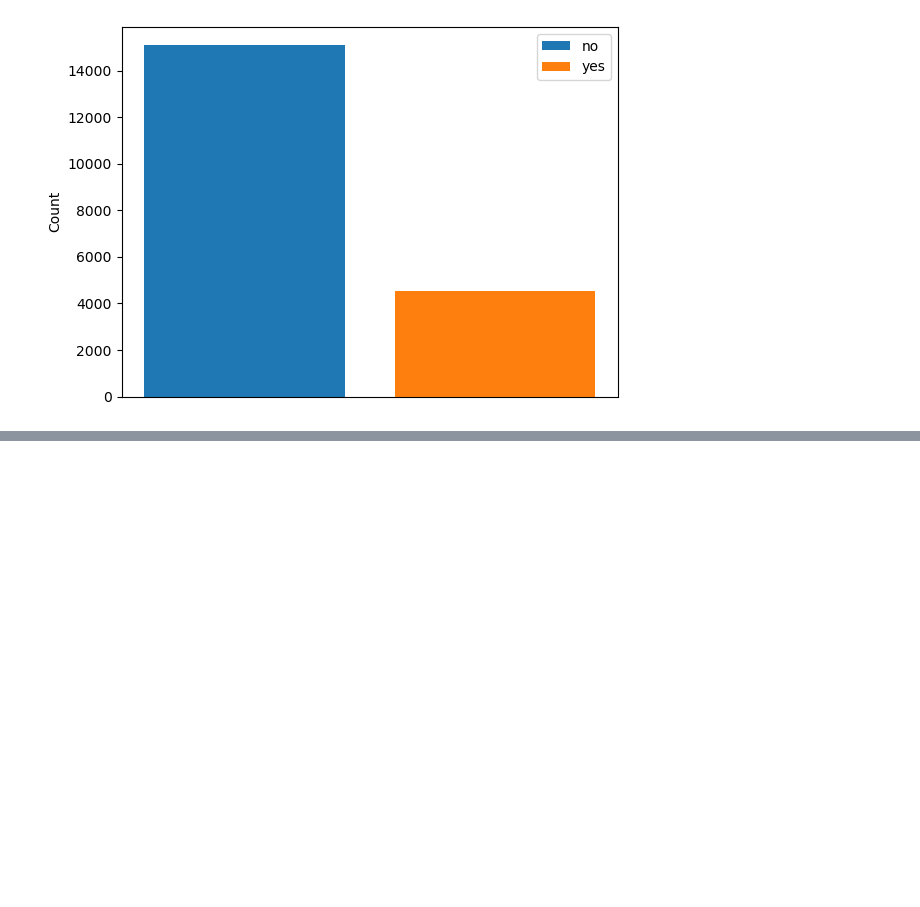
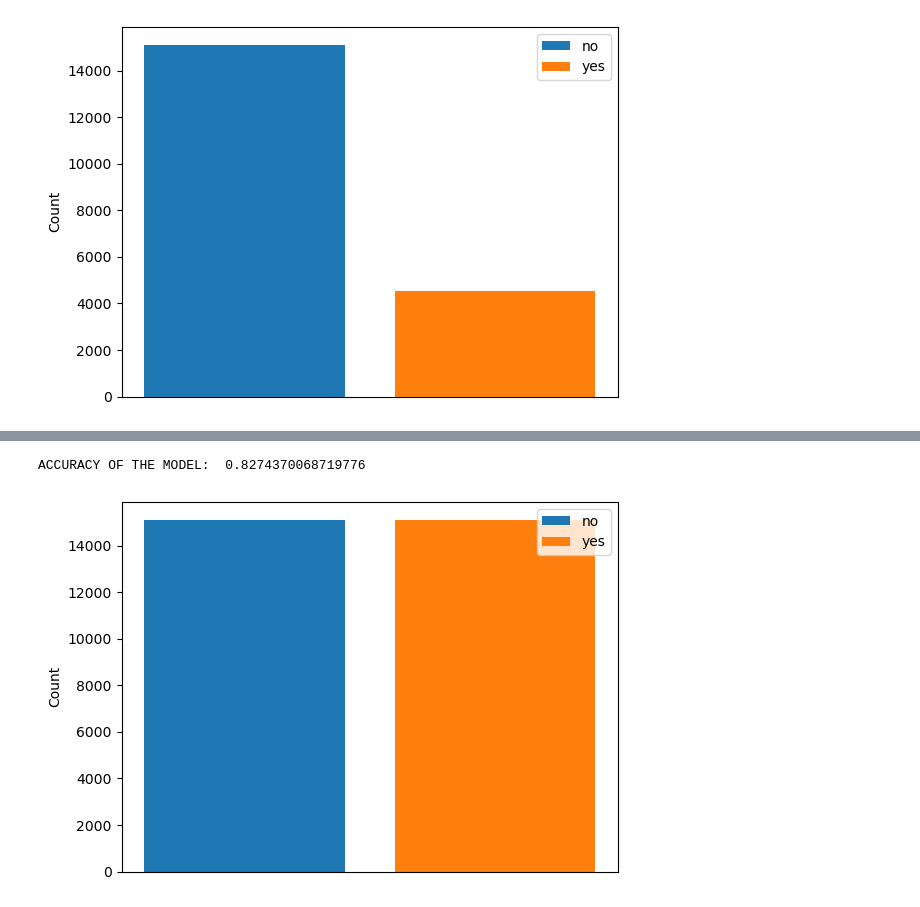
Before and after one commit to imdhirajkr/001_Data_Science, a Jupyter notebook: h1n1_vaccine_prediction.ipynb, the cells around one changed output, grey strips where cells are left out. Saved outputs shown, nothing was run; the diff lists cells and outputs as text; code cells hidden in the pictures; blank space fills up the shorter version.

```diff
--- a/h1n1_vaccine_prediction.ipynb
+++ b/h1n1_vaccine_prediction.ipynb
@@ -107,0 +147,3 @@ plt.show()
+# %%
+df1.qualification = le.fit_transform(df1.qualification.values)
+df1.qualification
@@ -107,0 +163,11 @@ plt.show()
+# %%
+df1.race = le.fit_transform(df1.race.values)
+df1.sex = le.fit_transform(df1.sex.values)
+df1.income_level = le.fit_transform(df1.income_level.values)
+df1.marital_status = le.fit_transform(df1.marital_status.values)
+df1.housing_status = le.fit_transform(df1.housing_status.values)
+df1.employment = le.fit_transform(df1.employment.values)
+df1.census_msa = le.fit_transform(df1.census_msa.values)
+
+
+df1 # all column converted to numeric data
@@ -107,0 +188,37 @@ plt.show()
+# %%
+x= df1.drop("h1n1_vaccine",axis = 1) #independent feature
+y= df1['h1n1_vaccine'] # dependent feature
+# %%
+#before smot
+x_train,x_test,y_train,y_test=train_test_split(x, y,test_size=0.20)
+clf = RandomForestClassifier(n_estimators = 100)
+clf.fit(x_train, y_train)
+
+# performing predictions on the test dataset
+y_pred = clf.predict(x_test)
+
+# metrics are used to find accuracy or error
+from sklearn import metrics
+print()
+score1 = metrics.accuracy_score(y_test, y_pred)
+# using metrics module for accuracy calculation
+print("ACCURACY OF THE MODEL: ", metrics.accuracy_score(y_test, y_pred))
+# %% [output]
+ACCURACY OF THE MODEL:  0.8274370068719776
+# %%
+#Over sampling the dataset
+from imblearn.over_sampling import SMOTE
+oversample = SMOTE()
+x_smot, y_smot = oversample.fit_resample(x, y)
+# %%
+# after smot all class are equale.
+purchased=y_smot[y_smot==0].count()
+notpurchased=y_smot[y_smot==1].count()
+plt.bar(0,purchased,label='no')
+plt.bar(1,notpurchased,label='yes')
+plt.xticks([])
+plt.ylabel('Count')
+plt.legend()
+plt.show()
+# %% [output]
+[figure, added]
```
Also changed, not shown: parts of 4 cells of this notebook.
